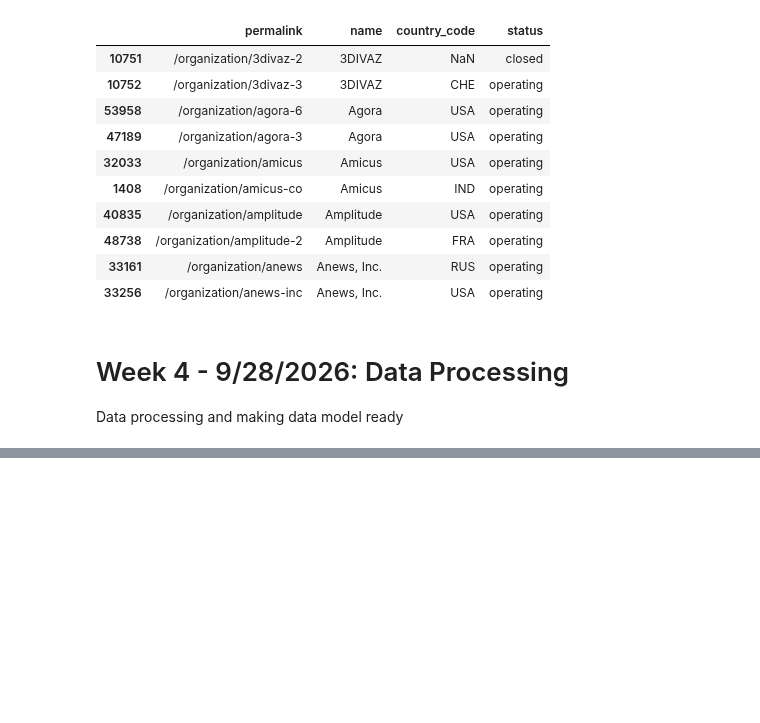
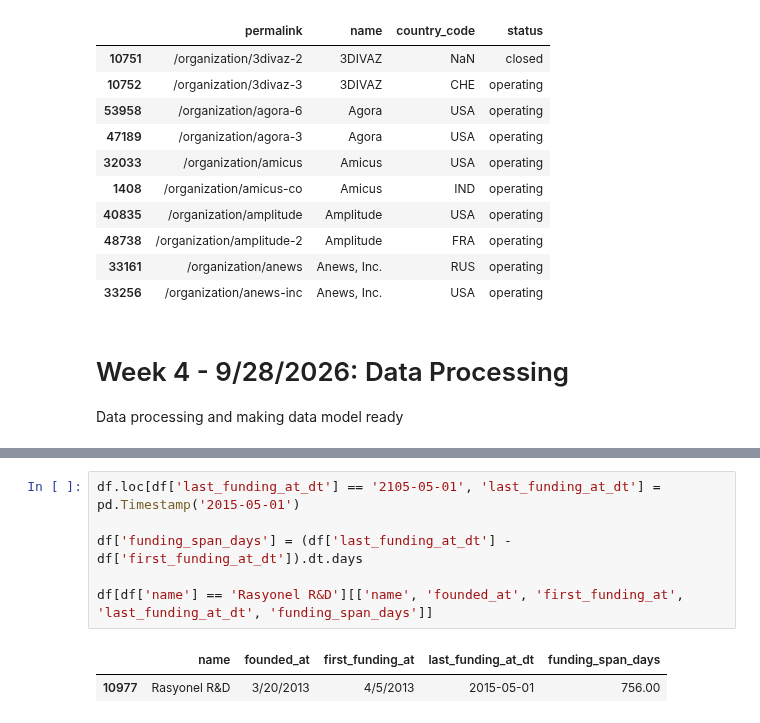
Before and after one commit to Hughes-Tyler/AnalyticsCapstone, a Jupyter notebook: notebooks/main.ipynb, the cells around one changed output, grey strips where cells are left out. Saved outputs shown, nothing was run; the diff lists cells and outputs as text; blank space fills up the shorter version.

```diff
--- a/notebooks/main.ipynb
+++ b/notebooks/main.ipynb
@@ -488,0 +497,9 @@ Data processing and making data model ready
+# %%
+df.loc[df['last_funding_at_dt'] == '2105-05-01', 'last_funding_at_dt'] = pd.Timestamp('2015-05-01')
+
+df['funding_span_days'] = (df['last_funding_at_dt'] - df['first_funding_at_dt']).dt.days
+
+df[df['name'] == 'Rasyonel R&D'][['name', 'founded_at', 'first_funding_at', 'last_funding_at_dt', 'funding_span_days']]
+# %% [output]
+|  | name | founded_at | first_funding_at | last_funding_at_dt | funding_span_days |
+| 10977 | Rasyonel R&D | 3/20/2013 | 4/5/2013 | 2015-05-01 | 756.00 |
```
Also changed, not shown: parts of 13 cells of this notebook.
